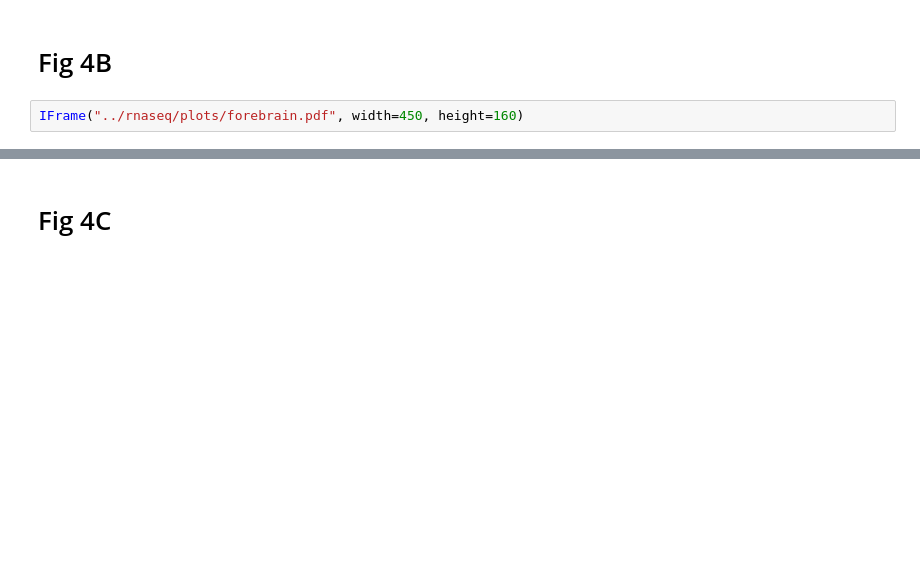
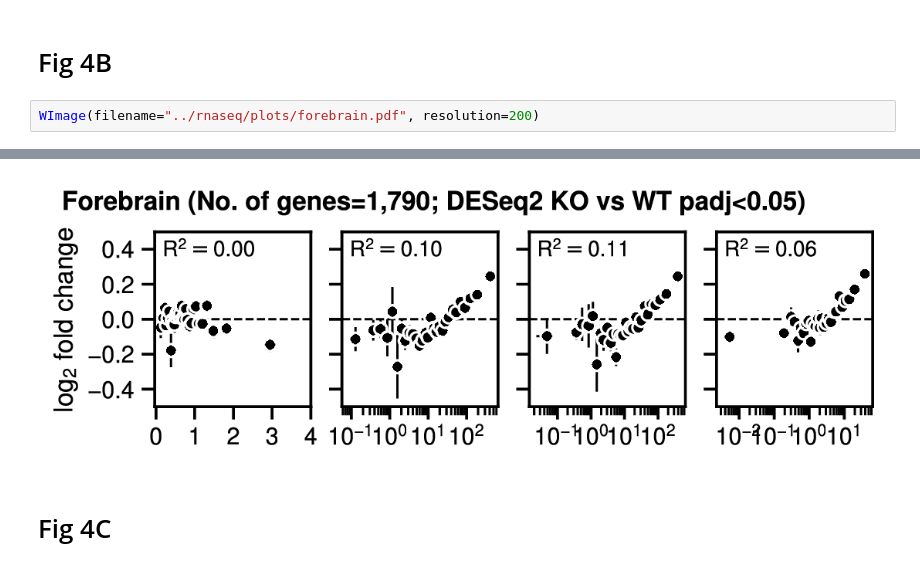
Before and after one commit to kashyapchhatbar/MeCP2_2022_manuscript, a Jupyter notebook: figures/fig4.ipynb, the cells around one changed output, grey strips where cells are left out. Saved outputs shown, nothing was run; the diff lists cells and outputs as text; blank space fills up the shorter version.

```diff
--- a/figures/fig4.ipynb
+++ b/figures/fig4.ipynb
@@ -8,5 +8,5 @@ IFrame("../rnaseq/plots/hypothalamus.pdf", width=450, height=160)
 # %% [markdown]
 # Fig 4B
 # %%
-IFrame("../rnaseq/plots/forebrain.pdf", width=450, height=160)
+WImage(filename="../rnaseq/plots/forebrain.pdf", resolution=200)
 # %% [output]
@@ -14,3 +13,4 @@ IFrame("../rnaseq/plots/forebrain.pdf", width=450, height=160)
+[figure, added]
 # %% [markdown]
 # Fig 4C
 # %%
```
Also changed, not shown: parts of 3 cells of this notebook, 7 other files.
